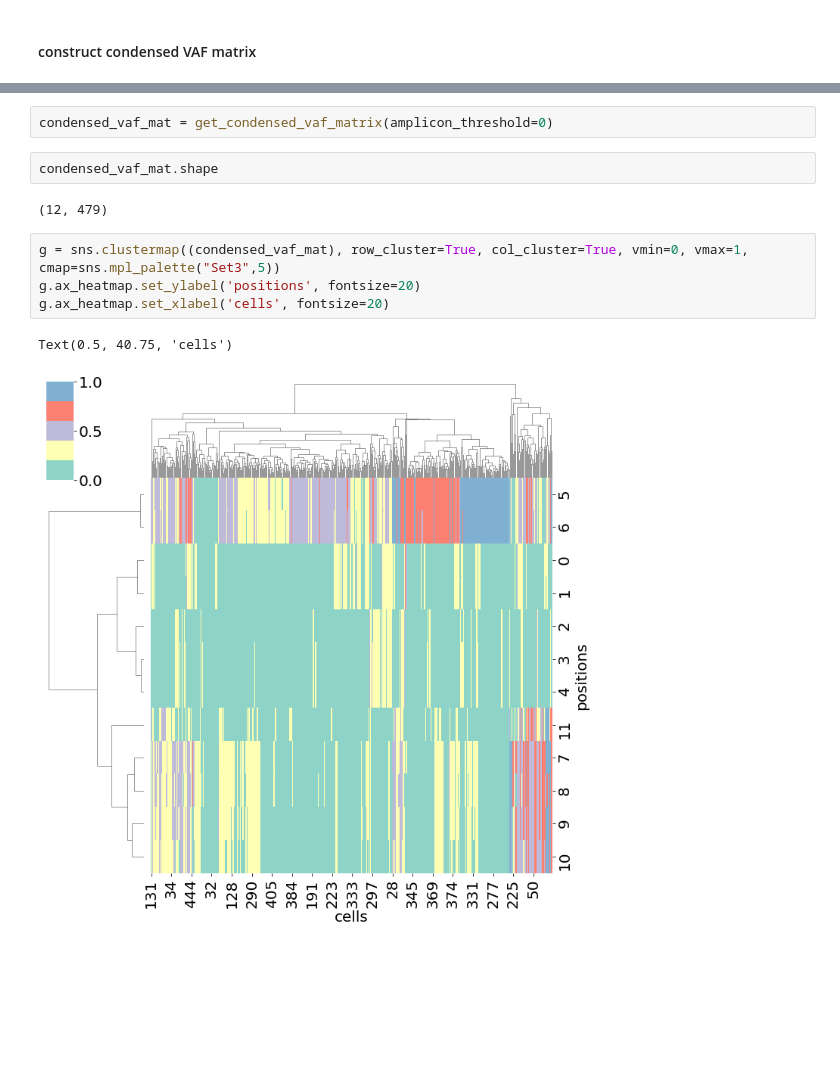
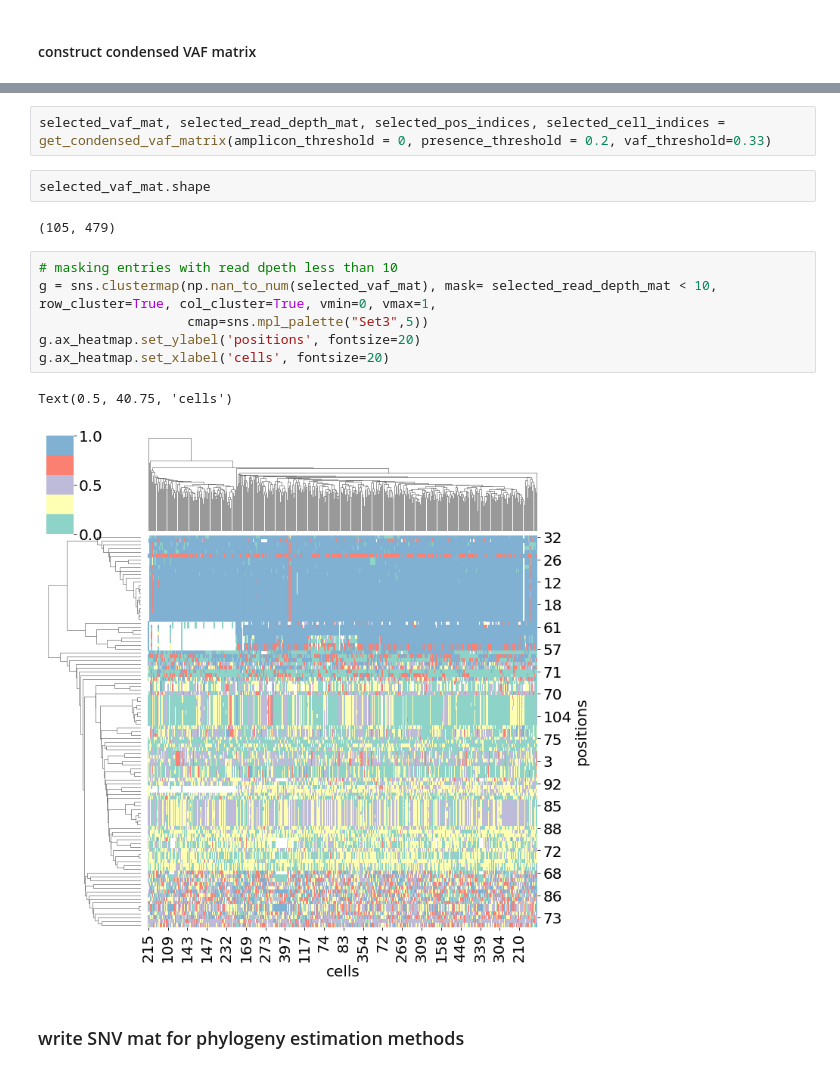
Before and after one commit to haochenz96/tap_cn_calling, a Jupyter notebook: mskcc_RA17_22_P1_mission_bio.ipynb, the cells around one changed output, grey strips where cells are left out. Saved outputs shown, nothing was run; the diff lists cells and outputs as text; blank space fills up the shorter version.

```diff
--- a/mskcc_RA17_22_P1_mission_bio.ipynb
+++ b/mskcc_RA17_22_P1_mission_bio.ipynb
@@ -838,13 +802,17 @@ def get_condensed_vaf_matrix(read_depth_threshold = 10, vaf_threshold = 0.25, pr
-# %%
-condensed_vaf_mat = get_condensed_vaf_matrix(amplicon_threshold=0)
-# %%
-condensed_vaf_mat.shape
-# %% [output]
-(12, 479)
-# %%
-g = sns.clustermap((condensed_vaf_mat), row_cluster=True, col_cluster=True, vmin=0, vmax=1, cmap=sns.mpl_palette("Set3",5))
-g.ax_heatmap.set_ylabel('positions', fontsize=20)
-g.ax_heatmap.set_xlabel('cells', fontsize=20)
-# %% [output]
-Text(0.5, 40.75, 'cells')
-[figure, removed]
+# %%
+selected_vaf_mat, selected_read_depth_mat, selected_pos_indices, selected_cell_indices = get_condensed_vaf_matrix(amplicon_threshold = 0, presence_threshold = 0.2, vaf_threshold=0.33)
+# %%
+selected_vaf_mat.shape
+# %% [output]
+(105, 479)
+# %%
+# masking entries with read dpeth less than 10
+g = sns.clustermap(np.nan_to_num(selected_vaf_mat), mask= selected_read_depth_mat < 10, row_cluster=True, col_cluster=True, vmin=0, vmax=1,
+                   cmap=sns.mpl_palette("Set3",5))
+g.ax_heatmap.set_ylabel('positions', fontsize=20)
+g.ax_heatmap.set_xlabel('cells', fontsize=20)
+# %% [output]
+Text(0.5, 40.75, 'cells')
+[figure, added]
+# %% [markdown]
+### write SNV mat for phylogeny estimation methods
```
Also changed, not shown: parts of 13 cells of this notebook, 2 other files.
